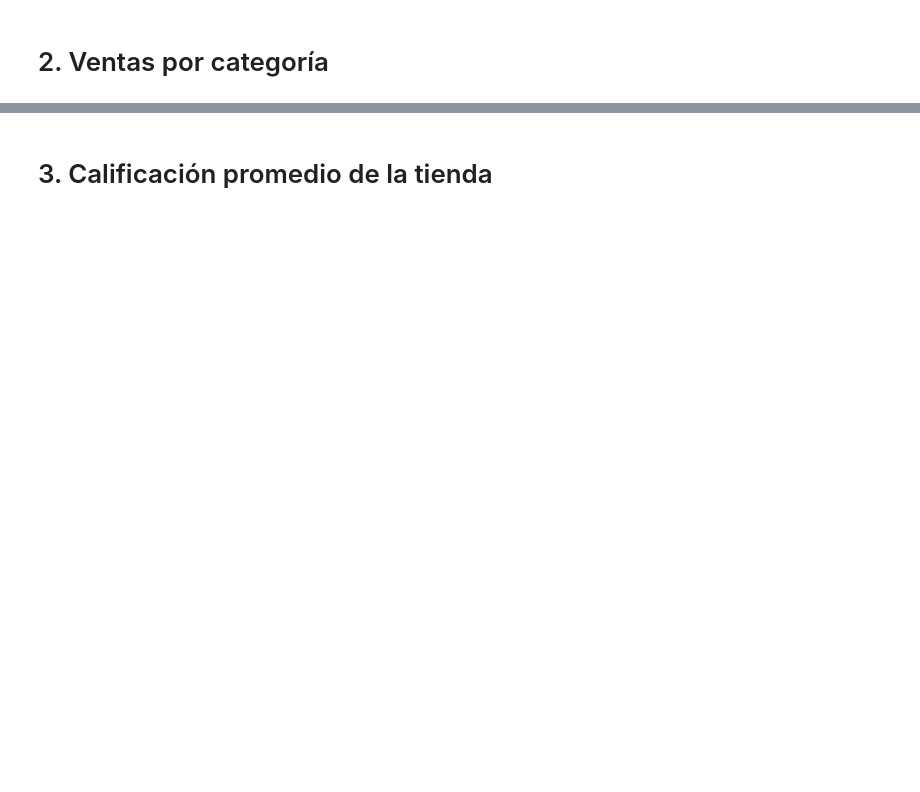
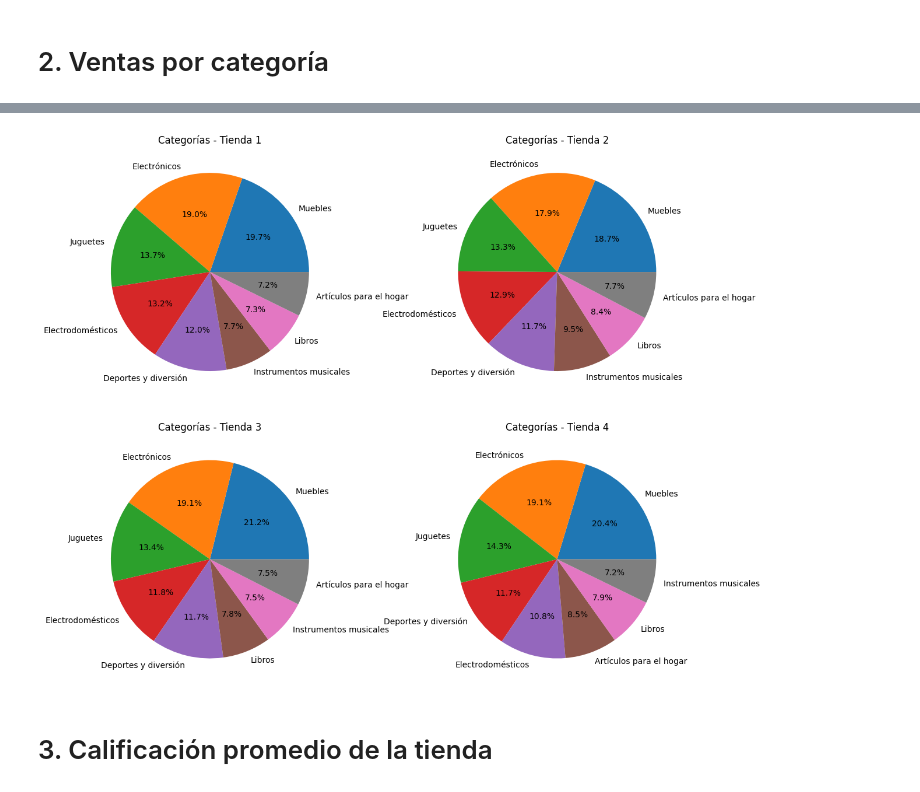
Before and after one commit to TheRealMrR/challenge1-data-science-latam, a Jupyter notebook: analisis.ipynb, the cells around one changed output, grey strips where cells are left out. Cells and saved outputs as stored; diff of their text form; code cells hidden in the pictures; blank space fills up the shorter version.

```diff
--- a/analisis.ipynb
+++ b/analisis.ipynb
@@ -30,2 +108,28 @@ tienda.head()
+# %%
+# Agrupar y contar ventas por categoría en cada tienda
+ventas_categoria_t1 = tienda['Categoría del Producto'].value_counts()
+ventas_categoria_t2 = tienda2['Categoría del Producto'].value_counts()
+ventas_categoria_t3 = tienda3['Categoría del Producto'].value_counts()
+ventas_categoria_t4 = tienda4['Categoría del Producto'].value_counts()
+
+# Graficar con gráfico de pastel (pie chart)
+fig, axs = plt.subplots(2, 2, figsize=(12, 10))
+
+axs[0, 0].pie(ventas_categoria_t1, labels=ventas_categoria_t1.index, autopct='%1.1f%%')
+axs[0, 0].set_title('Categorías - Tienda 1')
+
+axs[0, 1].pie(ventas_categoria_t2, labels=ventas_categoria_t2.index, autopct='%1.1f%%')
+axs[0, 1].set_title('Categorías - Tienda 2')
+
+axs[1, 0].pie(ventas_categoria_t3, labels=ventas_categoria_t3.index, autopct='%1.1f%%')
+axs[1, 0].set_title('Categorías - Tienda 3')
+
+axs[1, 1].pie(ventas_categoria_t4, labels=ventas_categoria_t4.index, autopct='%1.1f%%')
+axs[1, 1].set_title('Categorías - Tienda 4')
+
+plt.tight_layout()
+plt.show()
+# %% [output]
+[figure, added]
 # %% [markdown]
 # 3. Calificación promedio de la tienda
```
Also changed, not shown: parts of 7 cells of this notebook.
